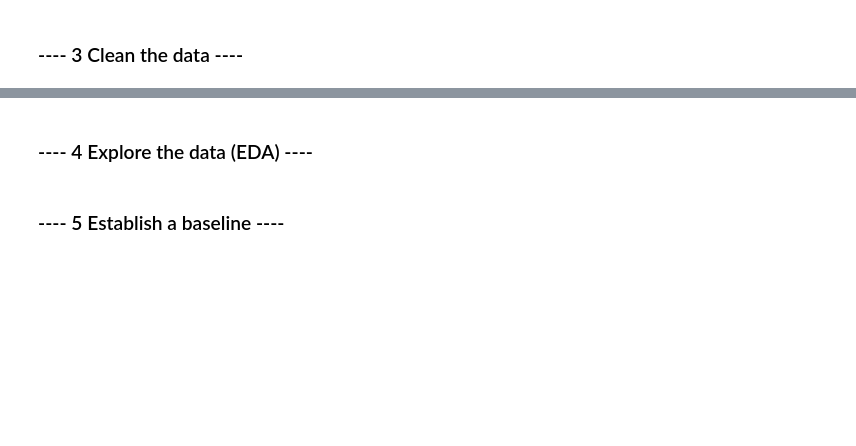
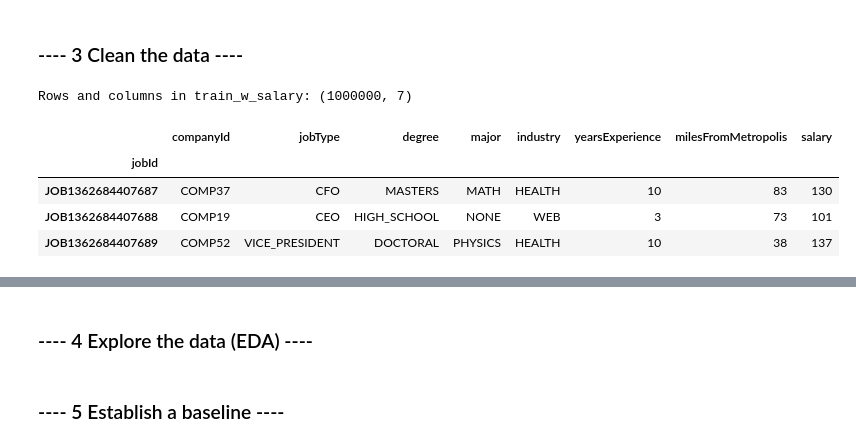
Before and after one commit to stevers28/salarypredictionportfolio, a Jupyter notebook: Salary_Prediction_Notebook.ipynb, the cells around one changed output, grey strips where cells are left out. Drawn from its saved outputs; the diff is of its cells as text; code cells hidden in the pictures; blank space fills up the shorter version.

```diff
--- a/Salary_Prediction_Notebook.ipynb
+++ b/Salary_Prediction_Notebook.ipynb
@@ -33,3 +78,4 @@ train_salaries.head(3)
 # %%
-test_feat = pd.read_csv('data/test_features.csv')
+test_feat = pd.read_csv('data/test_features.csv',index_col='jobId')
+print("Rows and columns in test_feat:",test_feat.shape)
 test_feat.head(3)
@@ -39,0 +91,11 @@ test_feat.head(3)
+# %%
+train_w_salary = train_feat.join(train_salaries)
+print("Rows and columns in train_w_salary:",test_feat.shape)
+train_w_salary.head(3)
+# %% [output]
+Rows and columns in train_w_salary: (1000000, 7)
+|  | companyId | jobType | degree | major | industry | yearsExperience | milesFromMetropolis | salary |
+| jobId |  |  |  |  |  |  |  |  |
+| JOB1362684407687 | COMP37 | CFO | MASTERS | MATH | HEALTH | 10 | 83 | 130 |
+| JOB1362684407688 | COMP19 | CEO | HIGH_SCHOOL | NONE | WEB | 3 | 73 | 101 |
+| JOB1362684407689 | COMP52 | VICE_PRESIDENT | DOCTORAL | PHYSICS | HEALTH | 10 | 38 | 137 |
```
Also changed, not shown: parts of 11 cells of this notebook.
